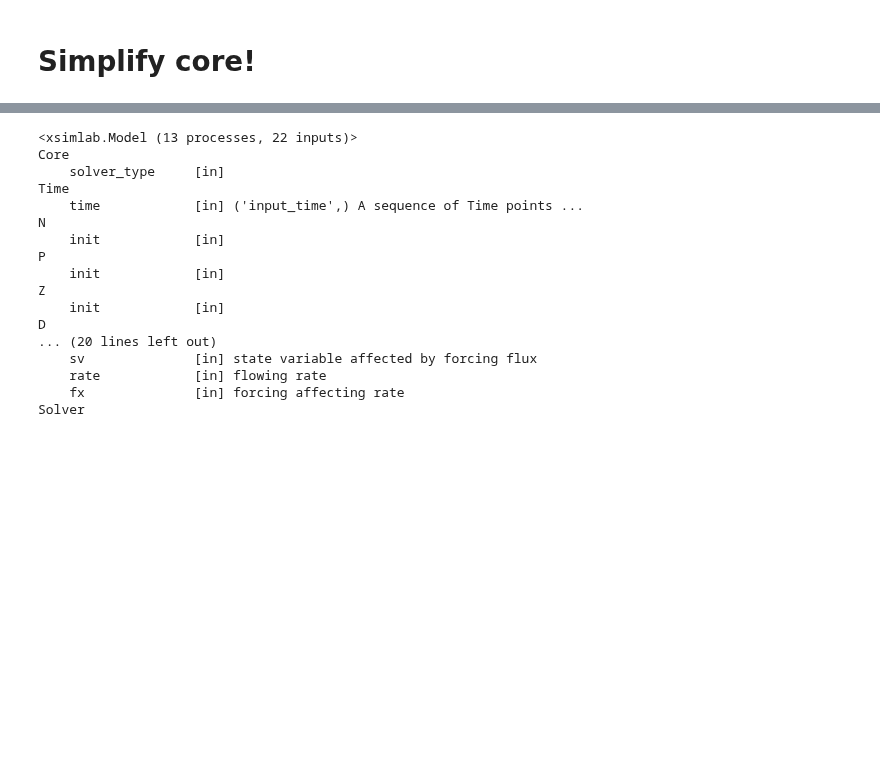
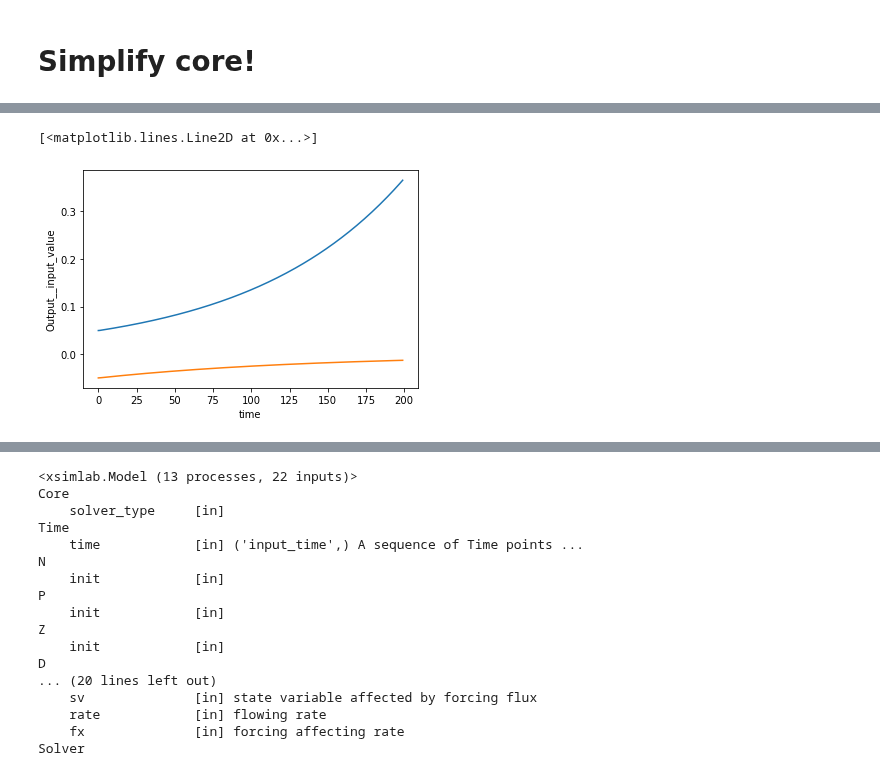
Before and after one commit to ben1post/phydra, a Jupyter notebook: prototypes/PhydraPub_SimplifyCore.ipynb, the cells around one changed output, grey strips where cells are left out. Saved outputs shown, nothing was run; the diff lists cells and outputs as text; code cells hidden in the pictures; blank space fills up the shorter version.

```diff
--- a/prototypes/PhydraPub_SimplifyCore.ipynb
+++ b/prototypes/PhydraPub_SimplifyCore.ipynb
@@ -98,3 +93,9 @@ odeint_out.Phytoplankton__var_value.plot()
+# %%
+odeint_out.Input__input_value.plot()
+odeint_out.Output__input_value.plot()
+# %% [output]
+[<matplotlib.lines.Line2D at 0x...>]
+[figure, added]
 # %%
 stepwise_setup = phydra.update_setup(model=TestModel, old_setup=odeint_setup, new_solver="stepwise")
 # %%
```
Also changed, not shown: parts of 10 cells of this notebook, 9 other files.
